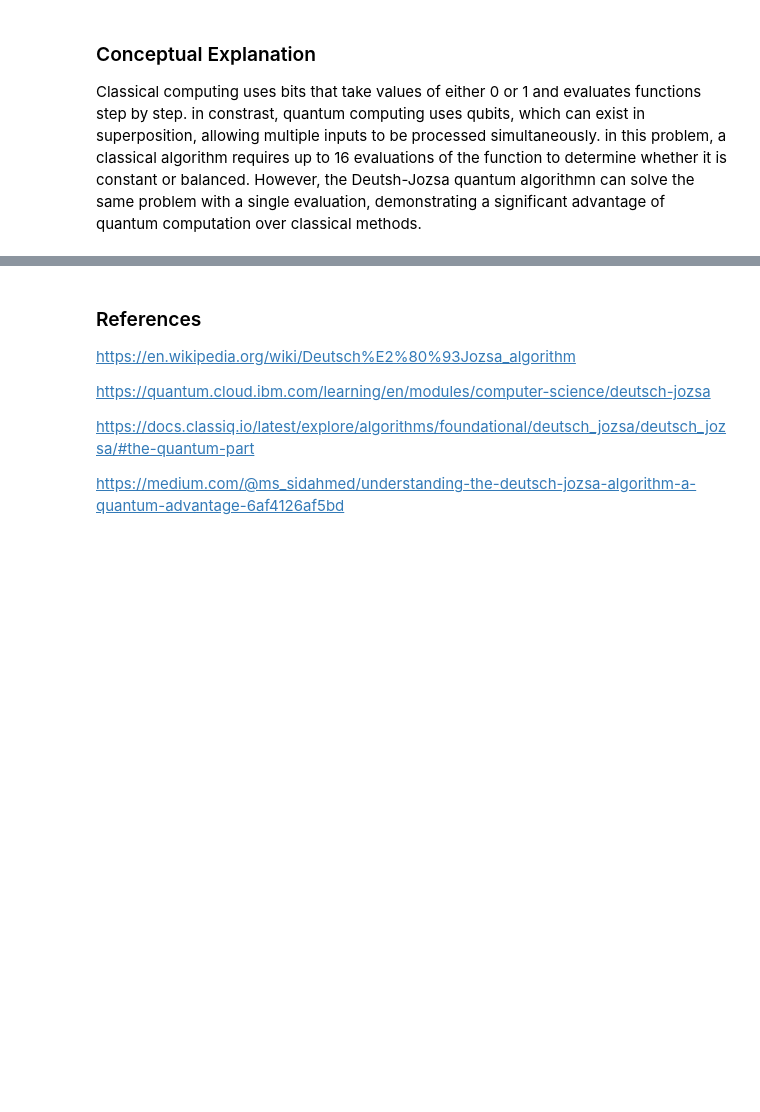
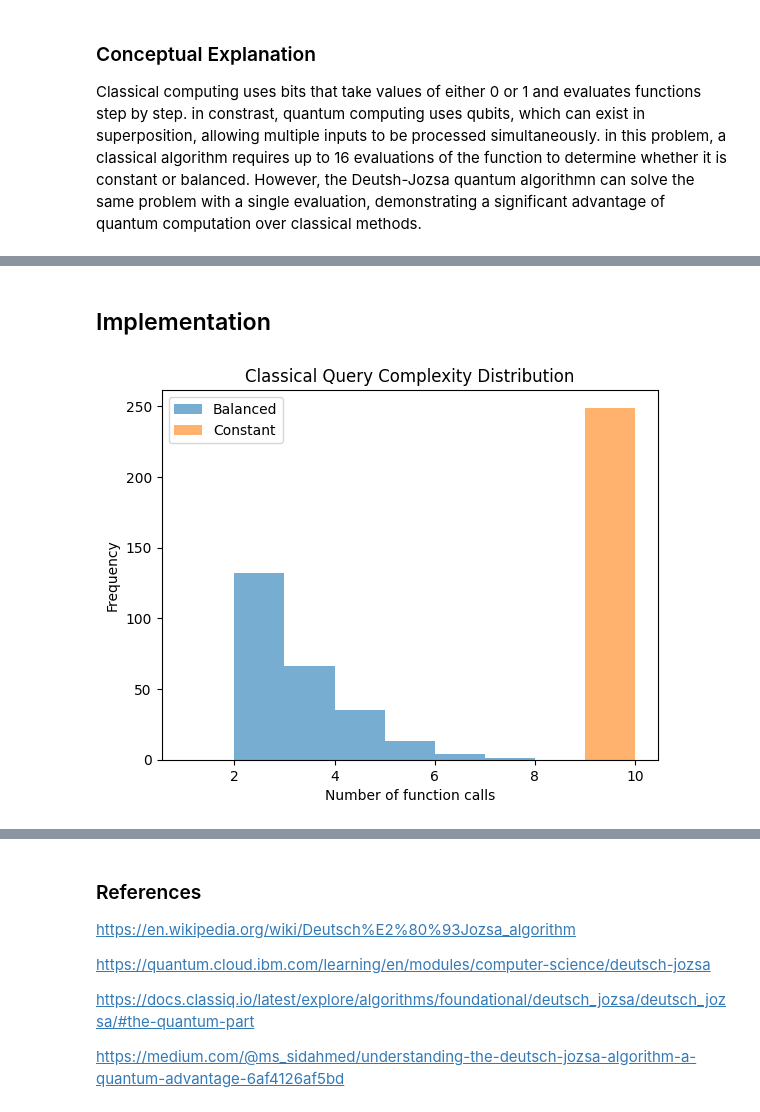
Before and after one commit to danstevemukulupi/emerging_technologies_assessment_2026, a Jupyter notebook: problems.ipynb, the cells around one changed output, grey strips where cells are left out. Saved outputs shown, nothing was run; the diff lists cells and outputs as text; code cells hidden in the pictures; blank space fills up the shorter version.

```diff
--- a/problems.ipynb
+++ b/problems.ipynb
@@ -612,0 +810,13 @@ The function evaluates all 16 possible input combinations of the boolean functio
+# %%
+def run_experiment(n_tests=1000):
+    results = []
+
+    for _ in range(n_tests):
+        f = random_constant_balanced()
+        calls, label = count_function_calls(f)
+        results.append((calls, label))
+
+    return results
+
+
+data = run_experiment(500)
@@ -612,0 +842,24 @@ The function evaluates all 16 possible input combinations of the boolean functio
+# %% [markdown]
+## Implementation
+# %%
+import matplotlib.pyplot as plt
+
+data = run_experiment(500)
+
+calls = [x[0] for x in data]
+labels = [x[1] for x in data]
+
+balanced_calls = [calls[i] for i in range(len(data)) if labels[i] == "BALANCED"]
+constant_calls = [calls[i] for i in range(len(data)) if labels[i] == "CONSTANT"]
+
+plt.hist(balanced_calls, bins=range(1, 11), alpha=0.6, label="Balanced")
+plt.hist(constant_calls, bins=range(1, 11), alpha=0.6, label="Constant")
+
+plt.xlabel("Number of function calls")
+plt.ylabel("Frequency")
+plt.title("Classical Query Complexity Distribution")
+plt.legend()
+
+plt.show()
+# %% [output]
+[figure, added]
```
Also changed, not shown: parts of 35 cells of this notebook.
